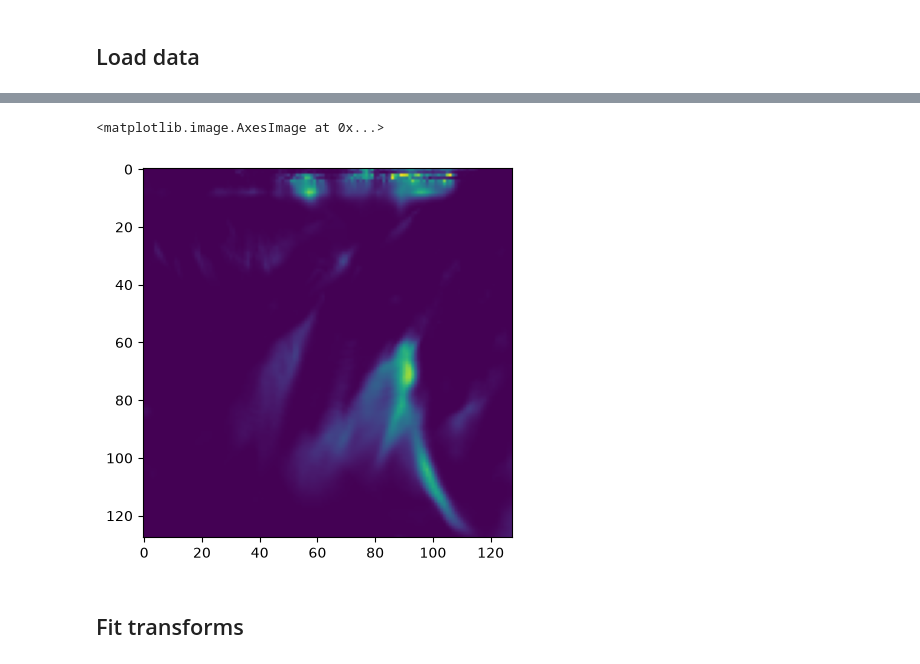
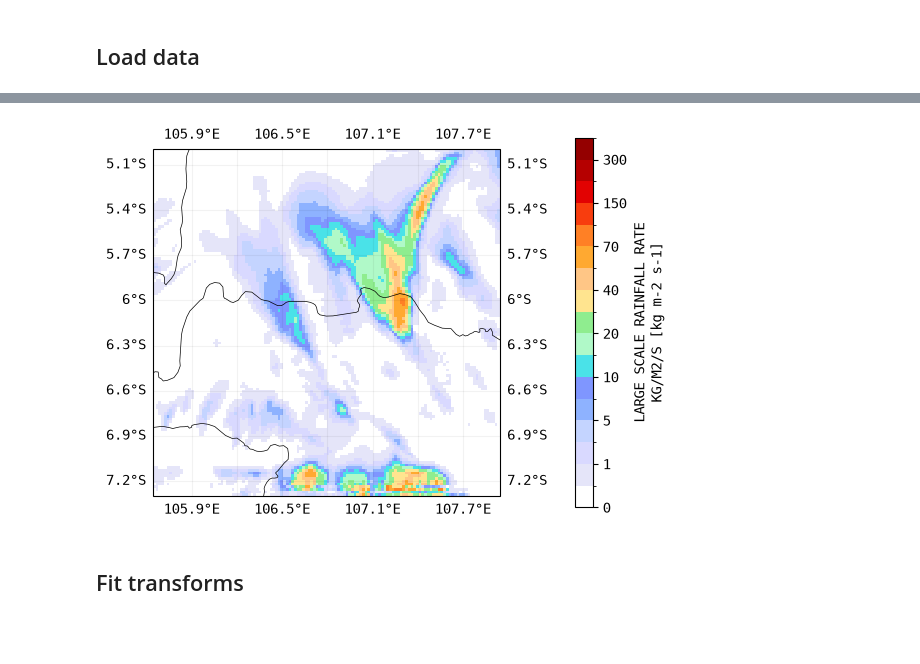
Before and after one commit to mo-tomaswetherell/sg-workshop-2026-flow, a Jupyter notebook: notebooks/training.ipynb, the cells around one changed output, grey strips where cells are left out. Drawn from its saved outputs; the diff is of its cells as text; code cells hidden in the pictures; blank space fills up the shorter version.

Commit message:
Use plot_field

```diff
--- a/notebooks/training.ipynb
+++ b/notebooks/training.ipynb
@@ -139,8 +76,15 @@ Attributes:
-# %%
-plt.imshow(targets_ds["pr"].isel(time=0))
-# %% [output]
-<matplotlib.image.AxesImage at 0x...>
-[figure, removed]
+# %%
+from src.plotting import plot_field
+
+
+plot_field(
+    ds=targets_ds,
+    time_idx=0,
+    variable="pr",
+    units="mm day-1",
+)
+# %% [output]
+[figure, added]
 # %% [markdown]
 ## Fit transforms
 # %%
```
Also changed, not shown: parts of 5 cells of this notebook.
